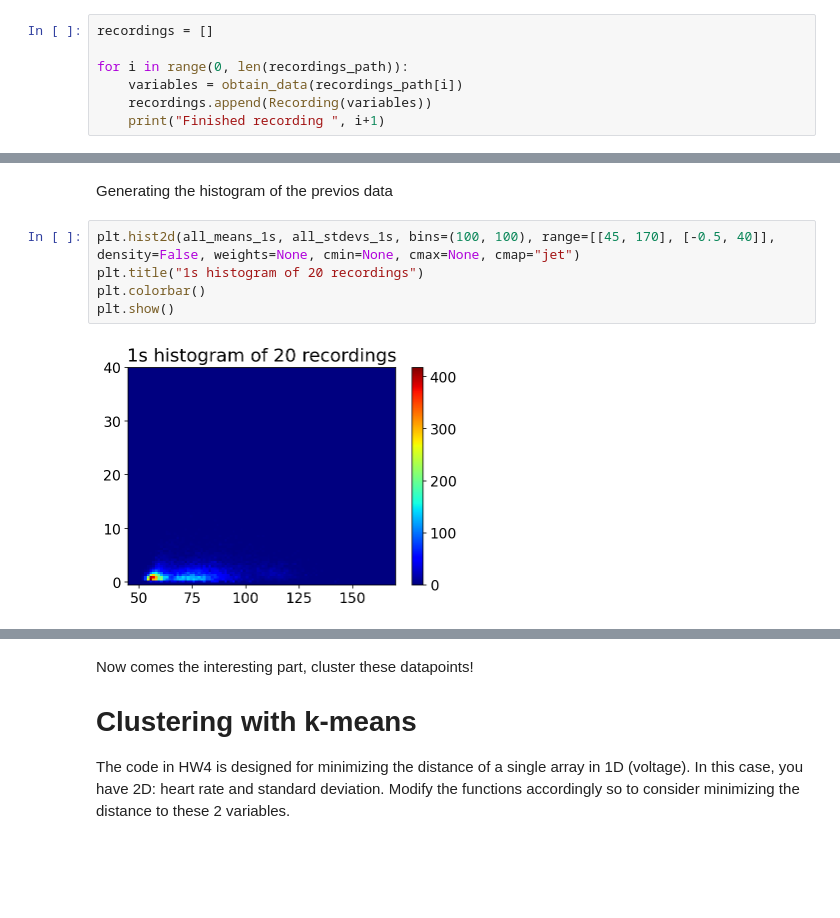
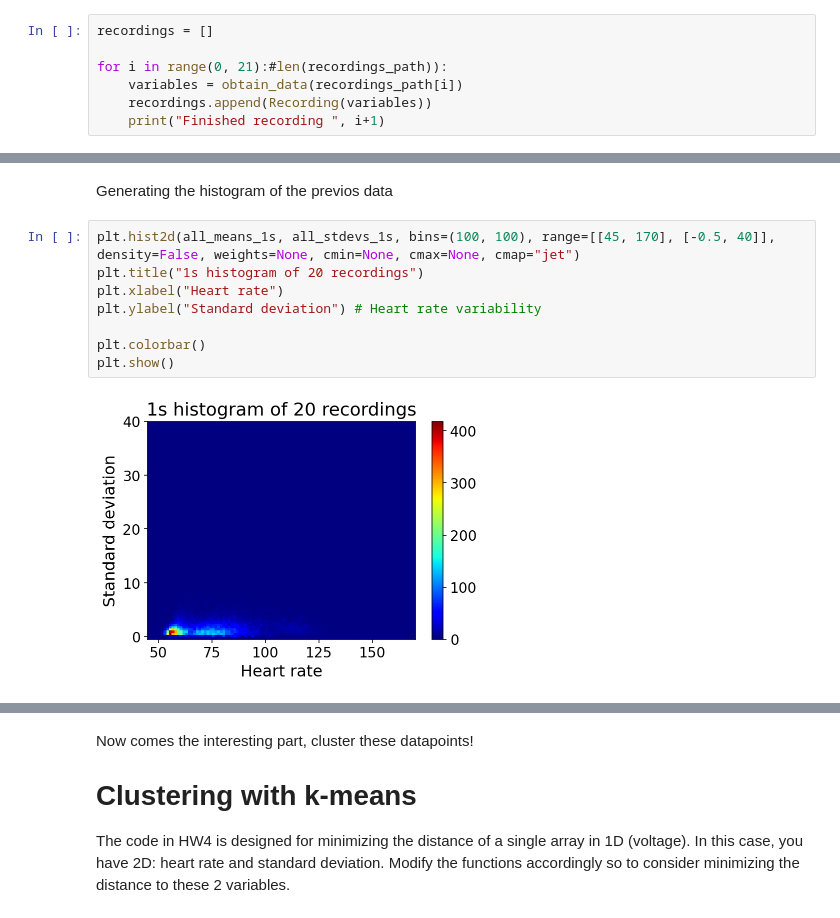
Before and after one commit to DanidelRio/Heart, a Jupyter notebook: json_analysis.ipynb, the cells around one changed output, grey strips where cells are left out. Cells and saved outputs as stored; diff of their text form; blank space fills up the shorter version.

```diff
--- a/json_analysis.ipynb
+++ b/json_analysis.ipynb
@@ -225,7 +221,7 @@ class Recording:
 # %%
 recordings = []
 
-for i in range(0, len(recordings_path)):
+for i in range(0, 21):#len(recordings_path)):
     variables = obtain_data(recordings_path[i])
     recordings.append(Recording(variables))
     print("Finished recording ", i+1)
@@ -401,10 +397,13 @@ Generating the histogram of the previos data
 # %%
 plt.hist2d(all_means_1s, all_stdevs_1s, bins=(100, 100), range=[[45, 170], [-0.5, 40]], density=False, weights=None, cmin=None, cmax=None, cmap="jet")
 plt.title("1s histogram of 20 recordings")
+plt.xlabel("Heart rate")
+plt.ylabel("Standard deviation") # Heart rate variability
+
 plt.colorbar()
 plt.show()
 # %% [output]
-[figure, old version]
+[figure, new version]
 # %%
 plt.hist2d(all_means_5s, all_stdevs_5s, bins=(100, 100), range=[[45, 170], [-0.5, 40]], density=False, weights=None, cmin=None, cmax=None, cmap="jet")
 plt.title("5s histogram of 20 recordings")
```
Also changed, not shown: parts of 28 cells of this notebook.
